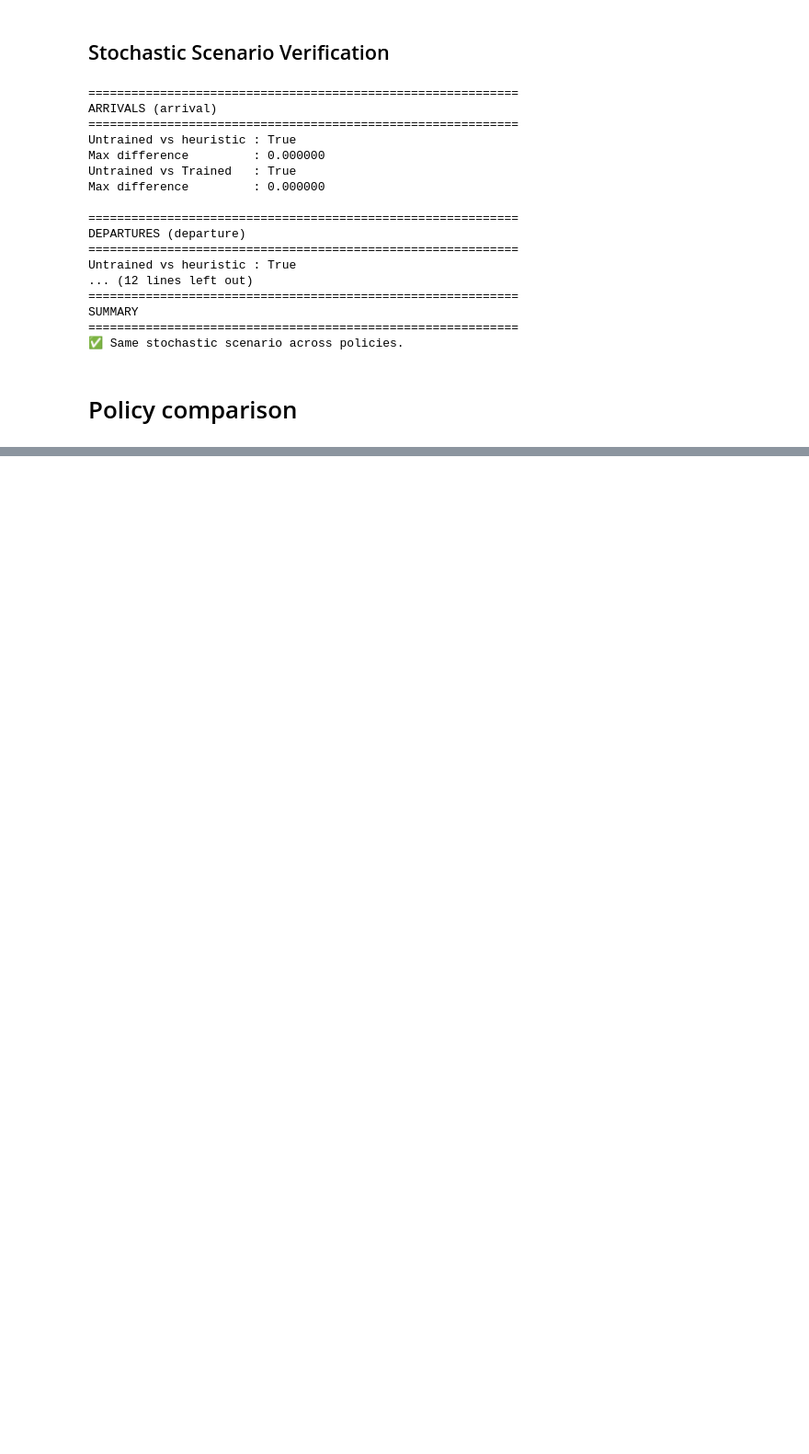
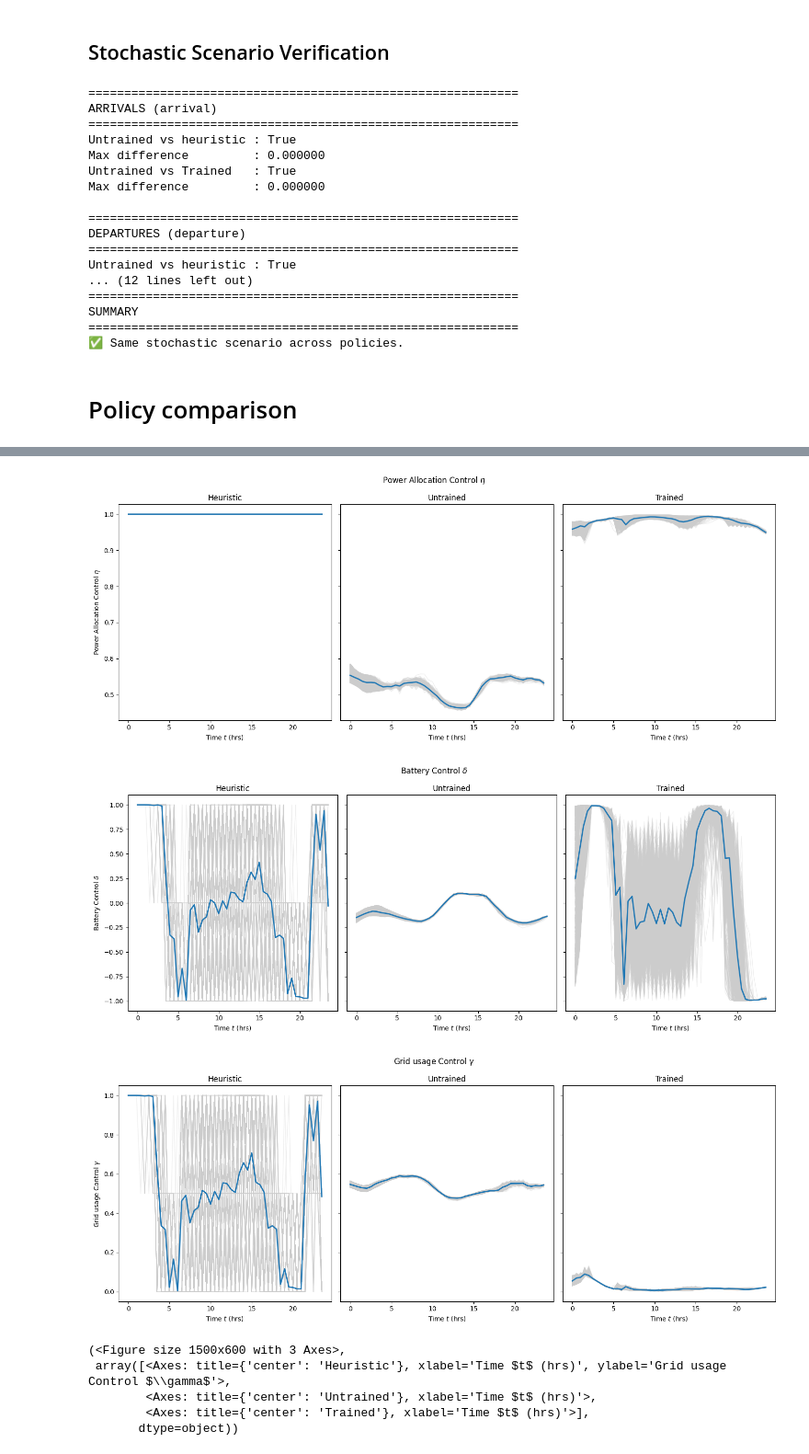
Before and after one commit to DenisseUrenda/stochastic-ems-policy, a Jupyter notebook: notebooks/02_policy_comparison.ipynb, the cells around one changed output, grey strips where cells are left out. Shown at 92% size. Saved outputs shown, nothing was run; the diff lists cells and outputs as text; code cells hidden in the pictures; blank space fills up the shorter version.

```diff
--- a/notebooks/02_policy_comparison.ipynb
+++ b/notebooks/02_policy_comparison.ipynb
@@ -533,6 +551,36 @@ plot_variable_across_policies(
         <Axes: title={'center': 'Untrained'}, xlabel='Time $t$ (hrs)'>,
         <Axes: title={'center': 'Trained'}, xlabel='Time $t$ (hrs)'>],
        dtype=object))
+# %%
+plot_variable_across_policies(
+    results,
+    "eta",
+    "Power Allocation Control $\eta$",
+    #"../figures/policy_comparison/stored_energy.pdf"
+)
+
+plot_variable_across_policies(
+    results,
+    "delta",
+    "Battery Control $\delta$",
+    #"../figures/policy_comparison/ev_power_allocation.pdf"
+)
+
+plot_variable_across_policies(
+    results,
+    "gamma",
+    "Grid usage Control $\gamma$",
+    #"../figures/policy_comparison/purchased_energy.pdf"
+)
+# %% [output]
+[figure, added]
+[figure, added]
+[figure, added]
+(<Figure size 1500x600 with 3 Axes>,
+ array([<Axes: title={'center': 'Heuristic'}, xlabel='Time $t$ (hrs)', ylabel='Grid usage Control $\\gamma$'>,
+        <Axes: title={'center': 'Untrained'}, xlabel='Time $t$ (hrs)'>,
+        <Axes: title={'center': 'Trained'}, xlabel='Time $t$ (hrs)'>],
+       dtype=object))
 # %%
 plot_controls_summary(
     results,
```
Also changed, not shown: parts of 12 cells of this notebook, 24 other files.
